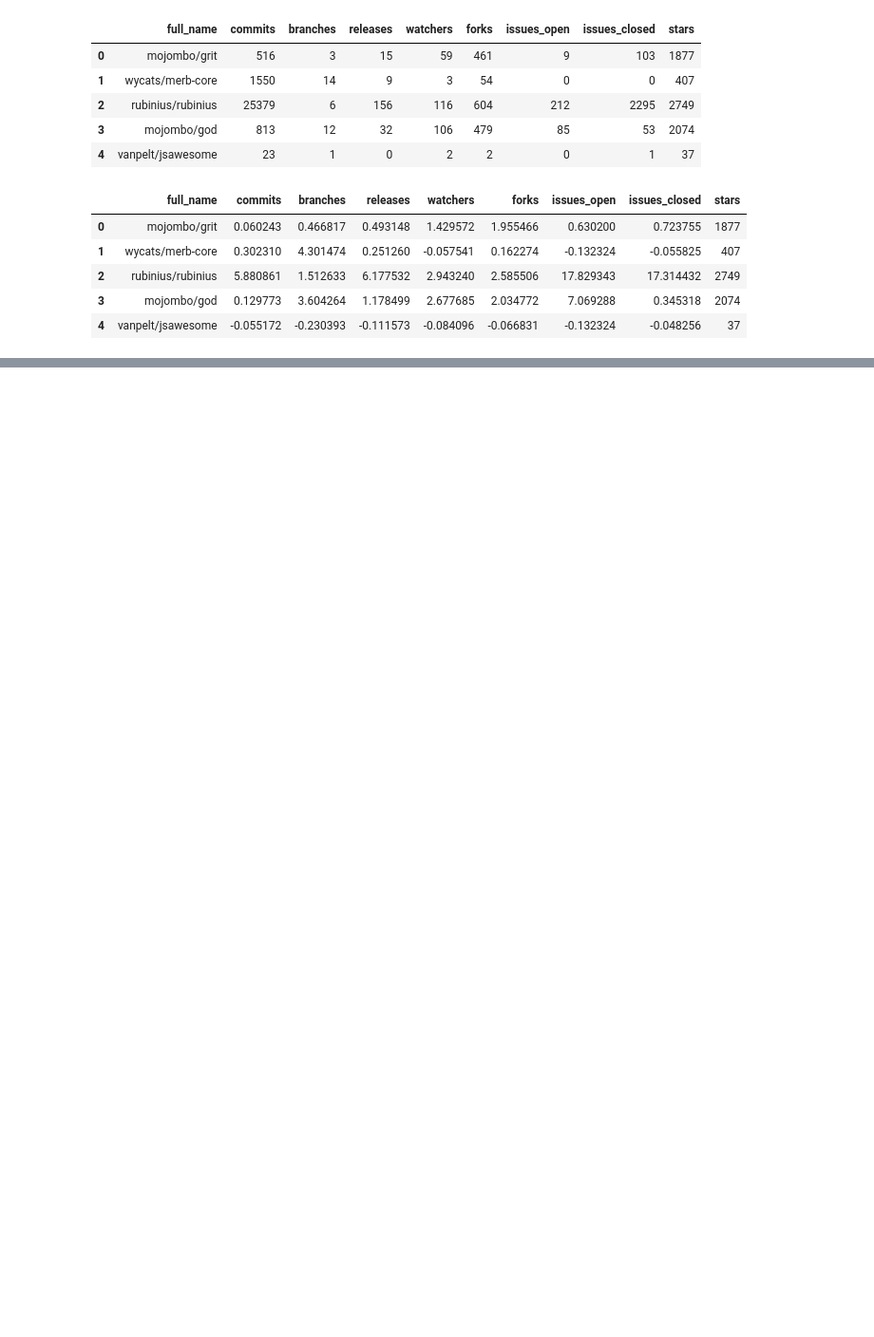
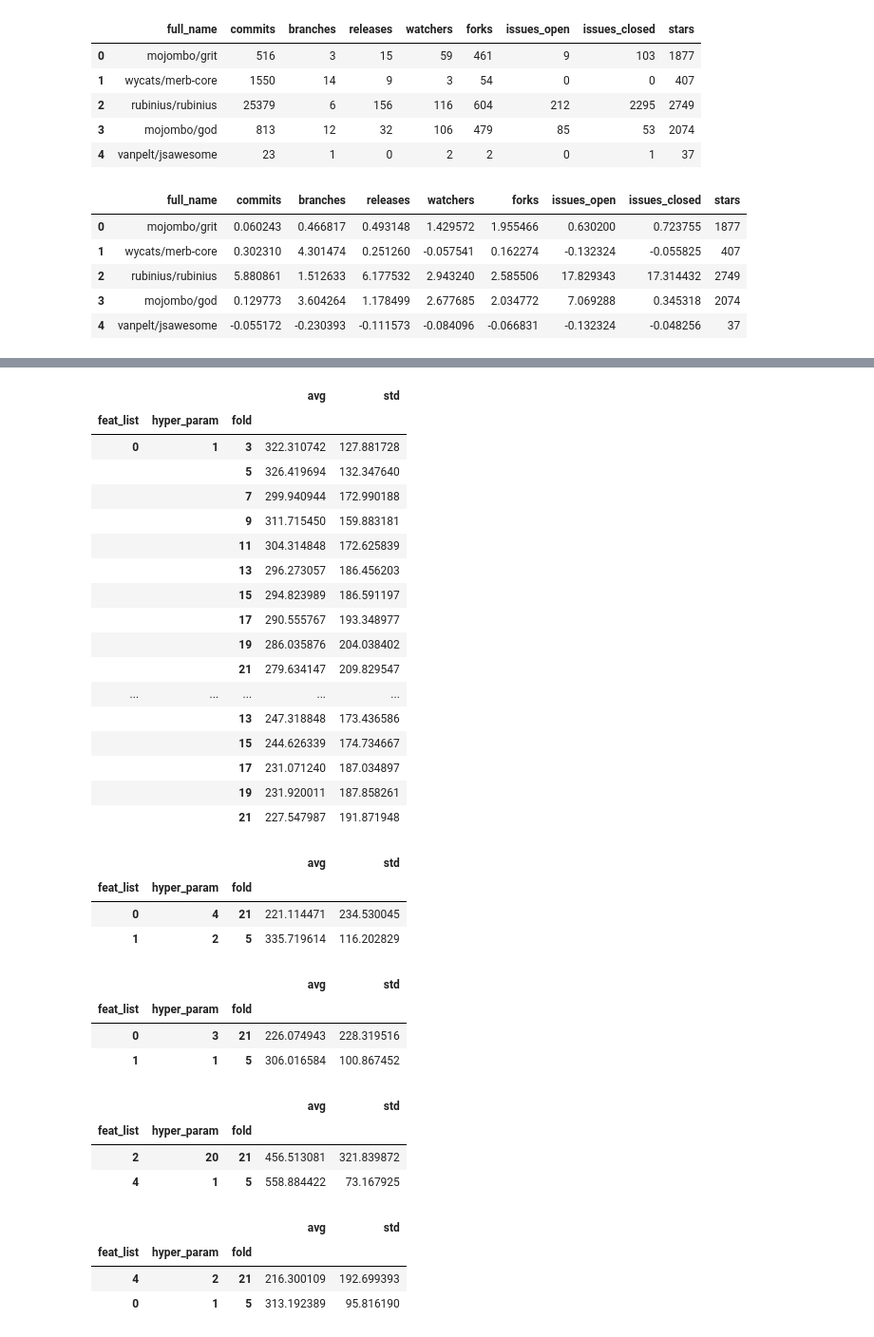
Before and after one commit to ruteee/repo-eval, a Jupyter notebook: KNN.ipynb, the cells around one changed output, grey strips where cells are left out. Shown at 95% size. Drawn from its saved outputs; the diff is of its cells as text; code cells hidden in the pictures; blank space fills up the shorter version.

```diff
--- a/KNN.ipynb
+++ b/KNN.ipynb
@@ -99,16 +99,70 @@ def eval_setting(df, target, feat_list, hyper_params, folds):
                                        scoring="neg_mean_squared_error",
                                        cv=kf)
                 rmses = np.sqrt(np.absolute(mses))
-                rmse[i, hp, fold, 'avg'] = np.mean(rmses)
-                rmse[i, hp, fold, 'std'] = np.std(rmses)
+                rmse.loc[i, hp, fold]['avg'] = np.mean(rmses)
+                rmse.loc[i, hp, fold]['std'] = np.std(rmses)
     return rmse
 # %%
 strong_rmse = eval_setting(git_norm_df, target, strong_correlated_feats, hyper_params, folds)
 corr_rmse   = eval_setting(git_norm_df, target, correlated_feats, hyper_params, folds)
 uncorr_rmse = eval_setting(git_norm_df, target, uncorrelated_feats, hyper_params, folds)
 mixed_rmse  = eval_setting(git_norm_df, target, mixed_feats, hyper_params, folds)
+# %%
+strong_rmse = strong_rmse.astype('float')
+corr_rmse   = corr_rmse.astype('float')
+uncorr_rmse = uncorr_rmse.astype('float')
+mixed_rmse  = mixed_rmse.astype('float')
+# %%
+strong_rmse.head(20)
+# %% [output]
+|  |  |  | avg | std |
+| feat_list | hyper_param | fold |  |  |
+| 0 | 1 | 3 | 322.310742 | 127.881728 |
+|  |  | 5 | 326.419694 | 132.347640 |
+|  |  | 7 | 299.940944 | 172.990188 |
+|  |  | 9 | 311.715450 | 159.883181 |
+|  |  | 11 | 304.314848 | 172.625839 |
+|  |  | 13 | 296.273057 | 186.456203 |
+|  |  | 15 | 294.823989 | 186.591197 |
+|  |  | 17 | 290.555767 | 193.348977 |
+|  |  | 19 | 286.035876 | 204.038402 |
+|  |  | 21 | 279.634147 | 209.829547 |
+| ... | ... | ... | ... | ... |
+|  |  | 13 | 247.318848 | 173.436586 |
+|  |  | 15 | 244.626339 | 174.734667 |
+|  |  | 17 | 231.071240 | 187.034897 |
+|  |  | 19 | 231.920011 | 187.858261 |
+|  |  | 21 | 227.547987 | 191.871948 |
 # %%
 strong_rmse.to_csv('strong_rmse.csv')
 corr_rmse.to_csv('corr_rmse.csv')
 uncorr_rmse.to_csv('uncorr_rmse.csv')
 mixed_rmse.to_csv('mixed_rmse.csv')
+# %%
+strong_rmse.loc[strong_rmse.idxmin()]
+# %% [output]
+|  |  |  | avg | std |
+| feat_list | hyper_param | fold |  |  |
+| 0 | 4 | 21 | 221.114471 | 234.530045 |
+| 1 | 2 | 5 | 335.719614 | 116.202829 |
+# %%
+corr_rmse.loc[corr_rmse.idxmin()]
+# %% [output]
+|  |  |  | avg | std |
+| feat_list | hyper_param | fold |  |  |
+| 0 | 3 | 21 | 226.074943 | 228.319516 |
+| 1 | 1 | 5 | 306.016584 | 100.867452 |
+# %%
+uncorr_rmse.loc[uncorr_rmse.idxmin()]
+# %% [output]
+|  |  |  | avg | std |
+| feat_list | hyper_param | fold |  |  |
+| 2 | 20 | 21 | 456.513081 | 321.839872 |
+| 4 | 1 | 5 | 558.884422 | 73.167925 |
+# %%
+mixed_rmse.loc[mixed_rmse.idxmin()]
+# %% [output]
+|  |  |  | avg | std |
+| feat_list | hyper_param | fold |  |  |
+| 4 | 2 | 21 | 216.300109 | 192.699393 |
+| 0 | 1 | 5 | 313.192389 | 95.816190 |
```
Also changed, not shown: parts of 1 cell of this notebook, 4 other files.
